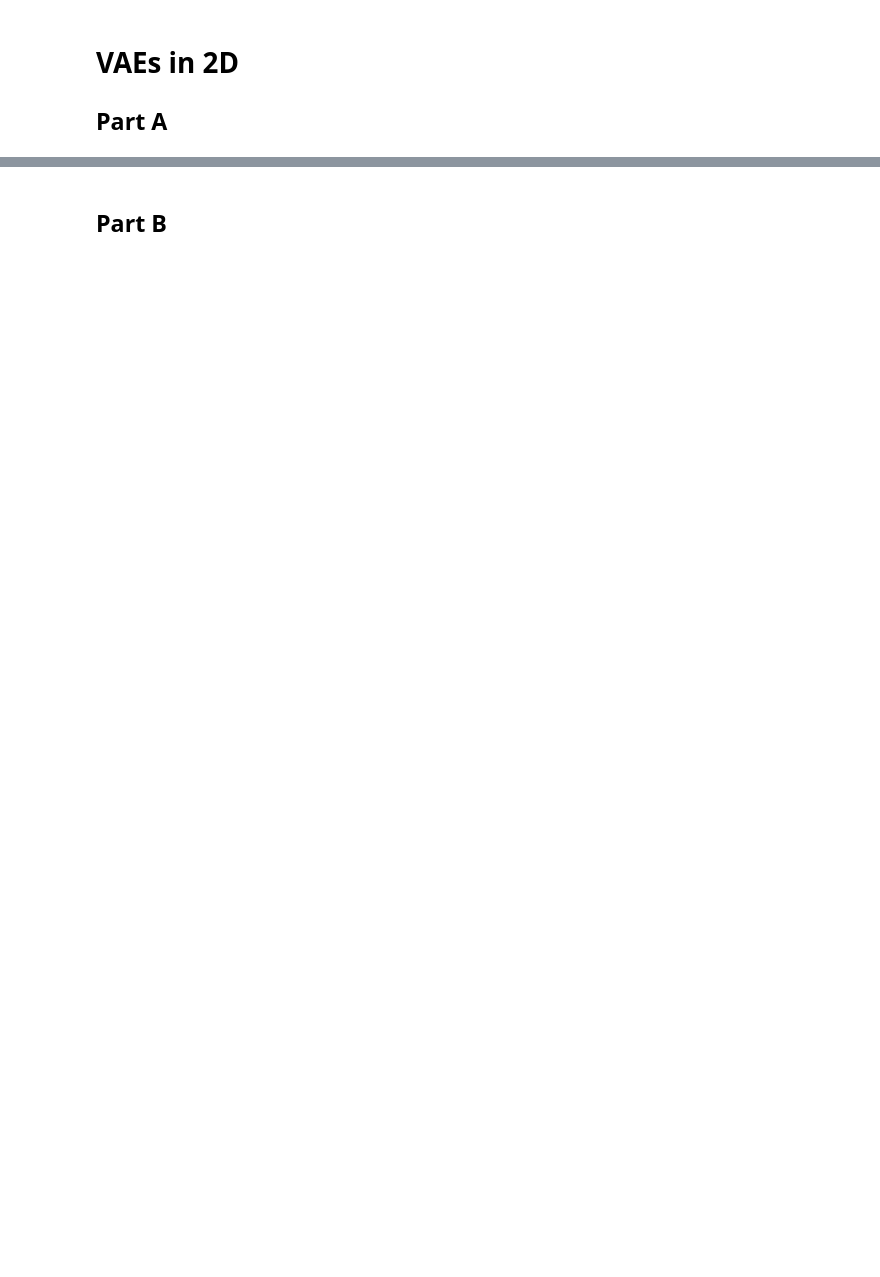
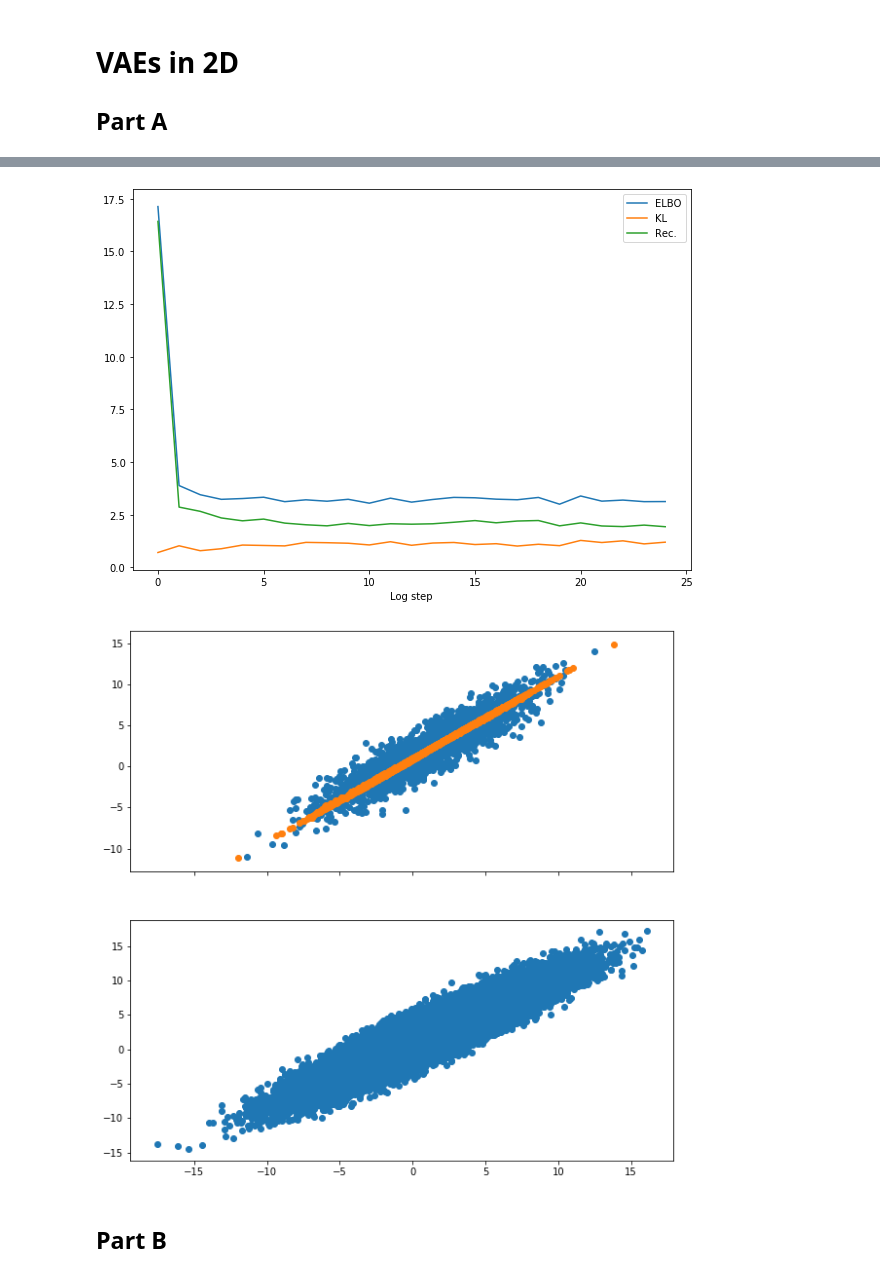
Before and after one commit to mzenk/dul-course, a Jupyter notebook: DUL_ex3/evaluation.ipynb, the cells around one changed output, grey strips where cells are left out. Cells and saved outputs as stored; diff of their text form; code cells hidden in the pictures; blank space fills up the shorter version.

```diff
--- a/DUL_ex3/evaluation.ipynb
+++ b/DUL_ex3/evaluation.ipynb
@@ -69,0 +208,2 @@ sns.jointplot(samples[:, 0], samples[:, 1])
+# %%
+vae_2B, loss_2B, kl_2B, rec_2B = eval_routine(train_data2, 'B')
@@ -70,3 +228,9 @@ sns.jointplot(samples[:, 0], samples[:, 1])
+# %%
+plot_loss(loss_2B, kl_2B, rec_2B)
+visualize_samples(2000, vae_2B, data2)
+# %% [output]
+[figure, added]
+[figure, added]
 # %% [markdown]
 ## Part B
 # %%
```
Also changed, not shown: parts of 21 cells of this notebook, 3 other files.
